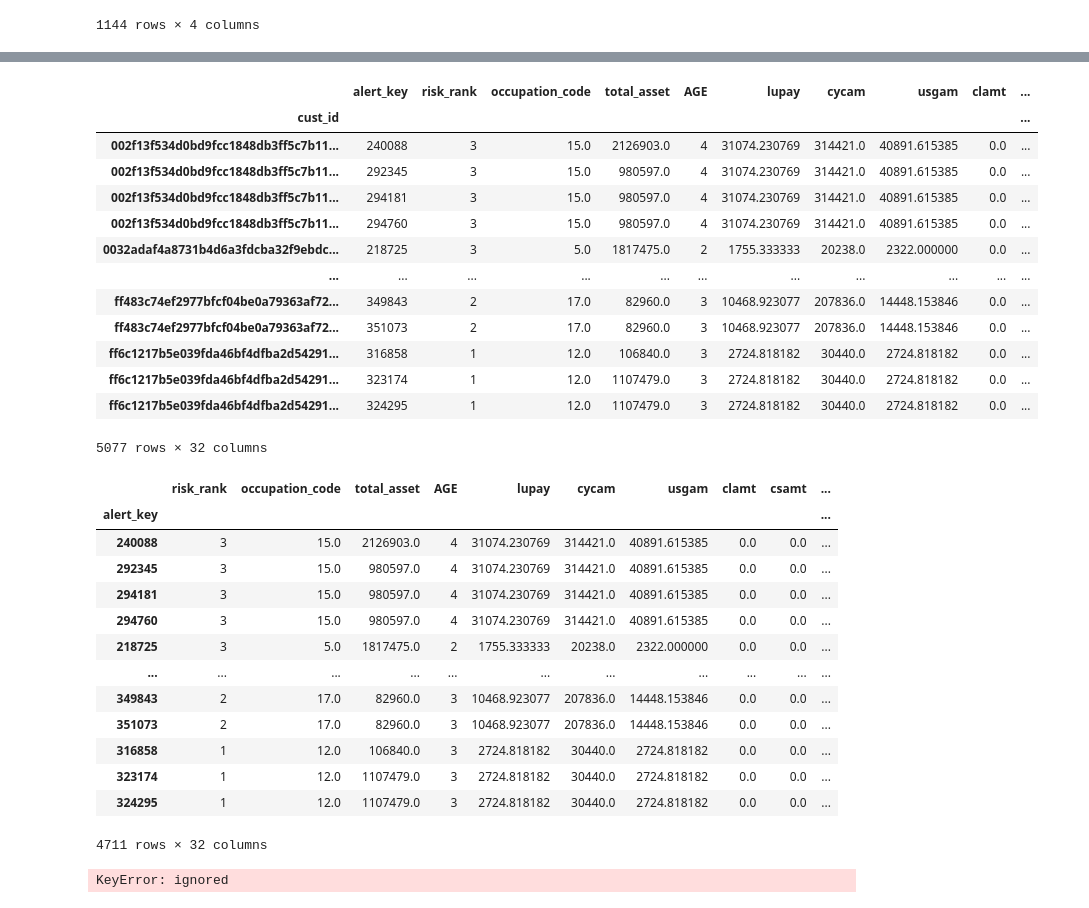
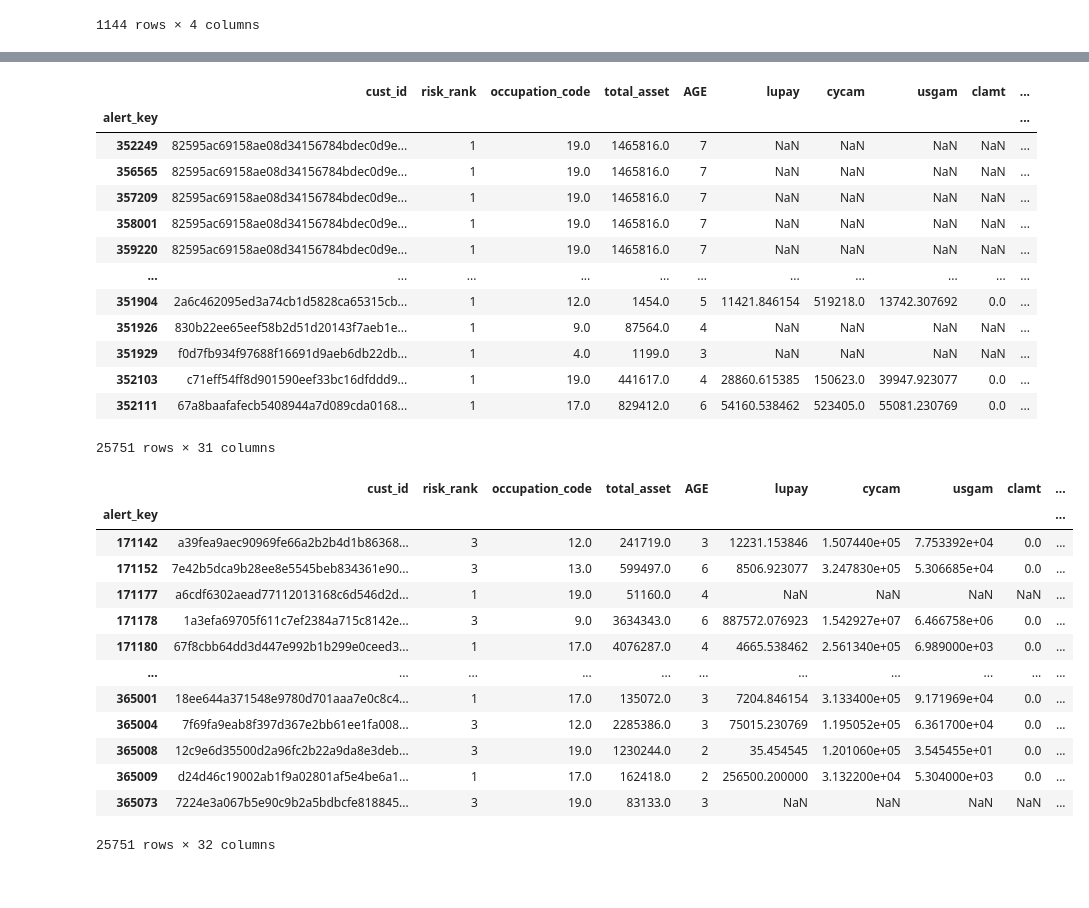
Before and after one commit to Wesley1110/0, a Jupyter notebook: yushan.ipynb, the cells around one changed output, grey strips where cells are left out. Saved outputs shown, nothing was run; the diff lists cells and outputs as text; code cells hidden in the pictures.

```diff
--- a/yushan.ipynb
+++ b/yushan.ipynb
@@ -173,5 +188,6 @@ dp_df
 #dp_df.to_csv('/content/drive/MyDrive/訓練資料集_first/dp_df.csv')
 
 dp_df = pd.read_csv('/content/drive/MyDrive/訓練資料集_first/dp_df.csv')
-dp_df['cust_id']
+dp_df = dp_df.drop(columns = ['Unnamed: 0'])
+dp_df
 # %% [output]
@@ -190,48 +207,44 @@ Name: cust_id, Length: 6196, dtype: object
 # %%
-custinfo_df = pd.read_csv('/content/drive/MyDrive/訓練資料集_first/public_train_x_custinfo_full_hashed.csv', index_col='cust_id')
-temp = pd.merge(custinfo_df, ccba_df, left_index=True, right_index=True)
-temp = pd.merge(temp, cdtx_df.set_index('cust_id'), left_index=True, right_index=True)
-temp = pd.merge(temp, remit1_df.set_index('cust_id'), left_index=True, right_index=True)
-temp = pd.merge(temp, dp_df.set_index('cust_id'), left_index=True, right_index=True)
+custinfo_df = pd.read_csv('/content/drive/MyDrive/訓練資料集_first/public_train_x_custinfo_full_hashed.csv', index_col='alert_key')
+temp = pd.merge(custinfo_df, ccba_df, left_on=['cust_id'], right_index=True, how='outer')
+temp = pd.merge(temp, cdtx_df.set_index('cust_id'), left_on=['cust_id'], right_index=True, how='outer')
+temp = pd.merge(temp, remit1_df.set_index('cust_id'), left_on=['cust_id'], right_index=True, how='outer')
+temp = pd.merge(temp, dp_df.set_index('cust_id'), left_on=['cust_id'],right_index=True, how='outer')
 temp
 # %% [output]
-|  | alert_key | risk_rank | occupation_code | total_asset | AGE | lupay | cycam | usgam | clamt | ... |
-| cust_id |  |  |  |  |  |  |  |  |  | ... |
-| 002f13f534d0bd9fcc1848db3ff5c7b11... | 240088 | 3 | 15.0 | 2126903.0 | 4 | 31074.230769 | 314421.0 | 40891.615385 | 0.0 | ... |
-| 002f13f534d0bd9fcc1848db3ff5c7b11... | 292345 | 3 | 15.0 | 980597.0 | 4 | 31074.230769 | 314421.0 | 40891.615385 | 0.0 | ... |
-| 002f13f534d0bd9fcc1848db3ff5c7b11... | 294181 | 3 | 15.0 | 980597.0 | 4 | 31074.230769 | 314421.0 | 40891.615385 | 0.0 | ... |
-| 002f13f534d0bd9fcc1848db3ff5c7b11... | 294760 | 3 | 15.0 | 980597.0 | 4 | 31074.230769 | 314421.0 | 40891.615385 | 0.0 | ... |
-| 0032adaf4a8731b4d6a3fdcba32f9ebdc... | 218725 | 3 | 5.0 | 1817475.0 | 2 | 1755.333333 | 20238.0 | 2322.000000 | 0.0 | ... |
+|  | cust_id | risk_rank | occupation_code | total_asset | AGE | lupay | cycam | usgam | clamt | ... |
+| alert_key |  |  |  |  |  |  |  |  |  | ... |
+| 352249 | 82595ac69158ae08d34156784bdec0d9e... | 1 | 19.0 | 1465816.0 | 7 | NaN | NaN | NaN | NaN | ... |
+| 356565 | 82595ac69158ae08d34156784bdec0d9e... | 1 | 19.0 | 1465816.0 | 7 | NaN | NaN | NaN | NaN | ... |
+| 357209 | 82595ac69158ae08d34156784bdec0d9e... | 1 | 19.0 | 1465816.0 | 7 | NaN | NaN | NaN | NaN | ... |
+| 358001 | 82595ac69158ae08d34156784bdec0d9e... | 1 | 19.0 | 1465816.0 | 7 | NaN | NaN | NaN | NaN | ... |
+| 359220 | 82595ac69158ae08d34156784bdec0d9e... | 1 | 19.0 | 1465816.0 | 7 | NaN | NaN | NaN | NaN | ... |
 | ... | ... | ... | ... | ... | ... | ... | ... | ... | ... | ... |
-| ff483c74ef2977bfcf04be0a79363af72... | 349843 | 2 | 17.0 | 82960.0 | 3 | 10468.923077 | 207836.0 | 14448.153846 | 0.0 | ... |
-| ff483c74ef2977bfcf04be0a79363af72... | 351073 | 2 | 17.0 | 82960.0 | 3 | 10468.923077 | 207836.0 | 14448.153846 | 0.0 | ... |
-| ff6c1217b5e039fda46bf4dfba2d54291... | 316858 | 1 | 12.0 | 106840.0 | 3 | 2724.818182 | 30440.0 | 2724.818182 | 0.0 | ... |
-| ff6c1217b5e039fda46bf4dfba2d54291... | 323174 | 1 | 12.0 | 1107479.0 | 3 | 2724.818182 | 30440.0 | 2724.818182 | 0.0 | ... |
-| ff6c1217b5e039fda46bf4dfba2d54291... | 324295 | 1 | 12.0 | 1107479.0 | 3 | 2724.818182 | 30440.0 | 2724.818182 | 0.0 | ... |
+| 351904 | 2a6c462095ed3a74cb1d5828ca65315cb... | 1 | 12.0 | 1454.0 | 5 | 11421.846154 | 519218.0 | 13742.307692 | 0.0 | ... |
+| 351926 | 830b22ee65eef58b2d51d20143f7aeb1e... | 1 | 9.0 | 87564.0 | 4 | NaN | NaN | NaN | NaN | ... |
+| 351929 | f0d7fb934f97688f16691d9aeb6db22db... | 1 | 4.0 | 1199.0 | 3 | NaN | NaN | NaN | NaN | ... |
+| 352103 | c71eff54ff8d901590eef33bc16dfddd9... | 1 | 19.0 | 441617.0 | 4 | 28860.615385 | 150623.0 | 39947.923077 | 0.0 | ... |
+| 352111 | 67a8baafafecb5408944a7d089cda0168... | 1 | 17.0 | 829412.0 | 6 | 54160.538462 | 523405.0 | 55081.230769 | 0.0 | ... |
-5077 rows × 32 columns
+25751 rows × 31 columns
 # %%
 train_x_df = pd.read_csv('/content/drive/MyDrive/訓練資料集_first/train_x_alert_date.csv')
 train_x_df
-temp = pd.merge(temp.set_index('alert_key'), train_x_df.set_index('alert_key'), left_index=True, right_index=True)
+temp = pd.merge(temp, train_x_df.set_index('alert_key'), left_index=True, right_index=True, how='outer')
 temp
 # %% [output]
-|  | risk_rank | occupation_code | total_asset | AGE | lupay | cycam | usgam | clamt | csamt | ... |
+|  | cust_id | risk_rank | occupation_code | total_asset | AGE | lupay | cycam | usgam | clamt | ... |
 | alert_key |  |  |  |  |  |  |  |  |  | ... |
-| 240088 | 3 | 15.0 | 2126903.0 | 4 | 31074.230769 | 314421.0 | 40891.615385 | 0.0 | 0.0 | ... |
-| 292345 | 3 | 15.0 | 980597.0 | 4 | 31074.230769 | 314421.0 | 40891.615385 | 0.0 | 0.0 | ... |
-| 294181 | 3 | 15.0 | 980597.0 | 4 | 31074.230769 | 314421.0 | 40891.615385 | 0.0 | 0.0 | ... |
-| 294760 | 3 | 15.0 | 980597.0 | 4 | 31074.230769 | 314421.0 | 40891.615385 | 0.0 | 0.0 | ... |
-| 218725 | 3 | 5.0 | 1817475.0 | 2 | 1755.333333 | 20238.0 | 2322.000000 | 0.0 | 0.0 | ... |
+| 171142 | a39fea9aec90969fe66a2b2b4d1b86368... | 3 | 12.0 | 241719.0 | 3 | 12231.153846 | 1.507440e+05 | 7.753392e+04 | 0.0 | ... |
+| 171152 | 7e42b5dca9b28ee8e5545beb834361e90... | 3 | 13.0 | 599497.0 | 6 | 8506.923077 | 3.247830e+05 | 5.306685e+04 | 0.0 | ... |
+| 171177 | a6cdf6302aead77112013168c6d546d2d... | 1 | 19.0 | 51160.0 | 4 | NaN | NaN | NaN | NaN | ... |
+| 171178 | 1a3efa69705f611c7ef2384a715c8142e... | 3 | 9.0 | 3634343.0 | 6 | 887572.076923 | 1.542927e+07 | 6.466758e+06 | 0.0 | ... |
+| 171180 | 67f8cbb64dd3d447e992b1b299e0ceed3... | 1 | 17.0 | 4076287.0 | 4 | 4665.538462 | 2.561340e+05 | 6.989000e+03 | 0.0 | ... |
 | ... | ... | ... | ... | ... | ... | ... | ... | ... | ... | ... |
-| 349843 | 2 | 17.0 | 82960.0 | 3 | 10468.923077 | 207836.0 | 14448.153846 | 0.0 | 0.0 | ... |
-| 351073 | 2 | 17.0 | 82960.0 | 3 | 10468.923077 | 207836.0 | 14448.153846 | 0.0 | 0.0 | ... |
-| 316858 | 1 | 12.0 | 106840.0 | 3 | 2724.818182 | 30440.0 | 2724.818182 | 0.0 | 0.0 | ... |
-| 323174 | 1 | 12.0 | 1107479.0 | 3 | 2724.818182 | 30440.0 | 2724.818182 | 0.0 | 0.0 | ... |
-| 324295 | 1 | 12.0 | 1107479.0 | 3 | 2724.818182 | 30440.0 | 2724.818182 | 0.0 | 0.0 | ... |
+| 365001 | 18ee644a371548e9780d701aaa7e0c8c4... | 1 | 17.0 | 135072.0 | 3 | 7204.846154 | 3.133400e+05 | 9.171969e+04 | 0.0 | ... |
+| 365004 | 7f69fa9eab8f397d367e2bb61ee1fa008... | 3 | 12.0 | 2285386.0 | 3 | 75015.230769 | 1.195052e+05 | 6.361700e+04 | 0.0 | ... |
+| 365008 | 12c9e6d35500d2a96fc2b22a9da8e3deb... | 3 | 19.0 | 1230244.0 | 2 | 35.454545 | 1.201060e+05 | 3.545455e+01 | 0.0 | ... |
+| 365009 | d24d46c19002ab1f9a02801af5e4be6a1... | 1 | 17.0 | 162418.0 | 2 | 256500.200000 | 3.132200e+04 | 5.304000e+03 | 0.0 | ... |
+| 365073 | 7224e3a067b5e90c9b2a5bdbcfe818845... | 3 | 19.0 | 83133.0 | 3 | NaN | NaN | NaN | NaN | ... |
-4711 rows × 32 columns
+25751 rows × 32 columns
-# %%
-temp.set_index('alert_key')
-# %% [output]
-KeyError: ignored
 # %%
 train_y_df = pd.read_csv('/content/drive/MyDrive/訓練資料集_first/train_y_answer.csv')
```
Also changed, not shown: parts of 8 cells of this notebook.
